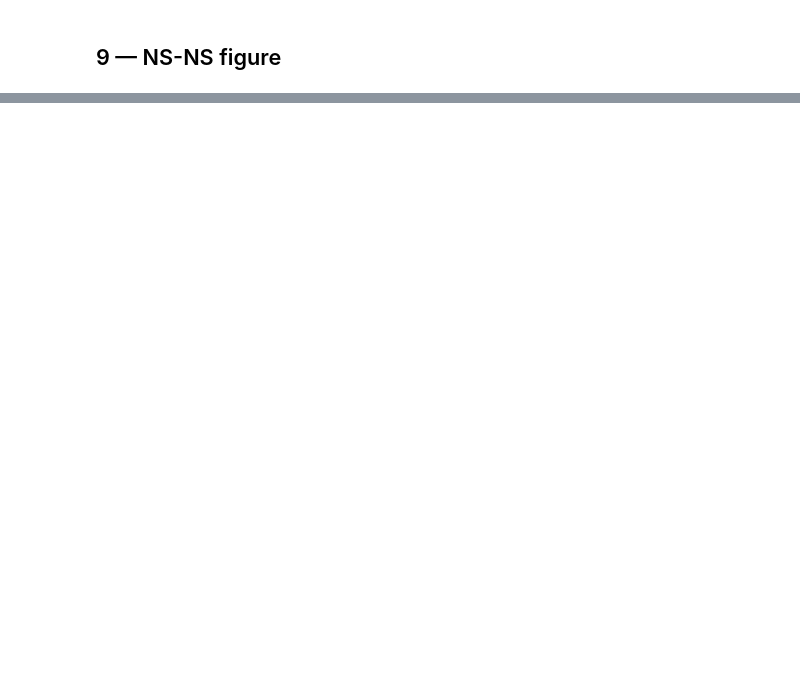
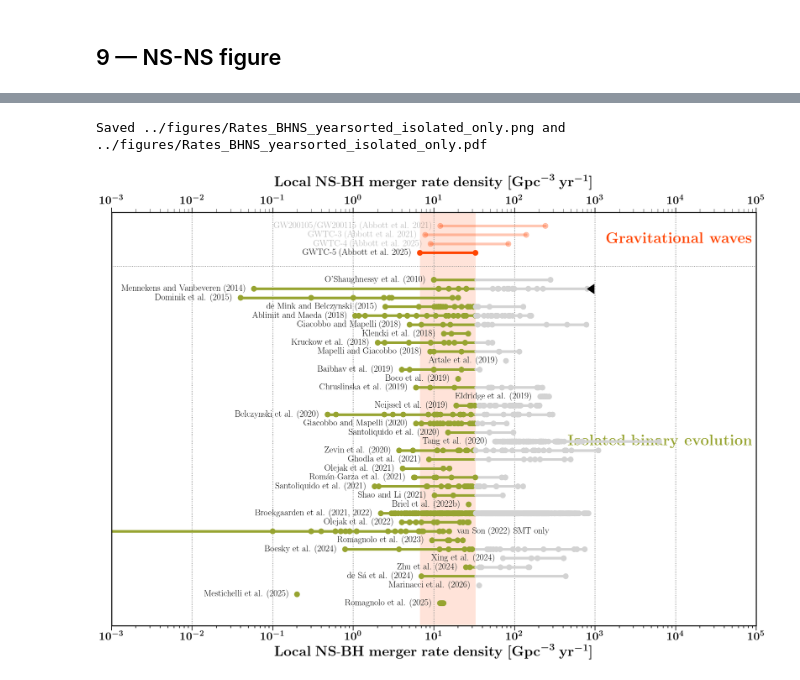
Before and after one commit to FloorBroekgaarden/Rates_of_Compact_Object_Coalescence, a Jupyter notebook: plottingCode_v2/Make_figures_COC_rates.ipynb, the cells around one changed output, grey strips where cells are left out. Drawn from its saved outputs; the diff is of its cells as text; code cells hidden in the pictures; blank space fills up the shorter version.

```diff
--- a/plottingCode_v2/Make_figures_COC_rates.ipynb
+++ b/plottingCode_v2/Make_figures_COC_rates.ipynb
@@ -536,0 +664,19 @@ Saved ../figures/Rates_BHBH_yearsorted_isolated_only.png and ../figures/Rates_BH
+# %%
+CHANNELS_BHNS = [
+    "observations-GWs",
+    "isolated-binary-evolution",
+]
+
+fig_bhbh, ax_bhbh = make_figure(
+    dco_type="NS-BH",
+    channels=CHANNELS_BHNS,
+    order="year",
+    include_superseded=True,   # show GWTC-3 + GWTC-5; set False to hide old GW rates
+    dim_superseded=True,       # GWTC-3 drawn at 30% opacity
+    save_path=FIGURES_DIR / "Rates_BHNS_yearsorted_isolated_only",
+    highlight_below_gwtc5=True
+)
+plt.show()
+# %% [output]
+Saved ../figures/Rates_BHNS_yearsorted_isolated_only.png and ../figures/Rates_BHNS_yearsorted_isolated_only.pdf
+[figure, added]
```
Also changed, not shown: parts of 11 cells of this notebook, 50 other files.
